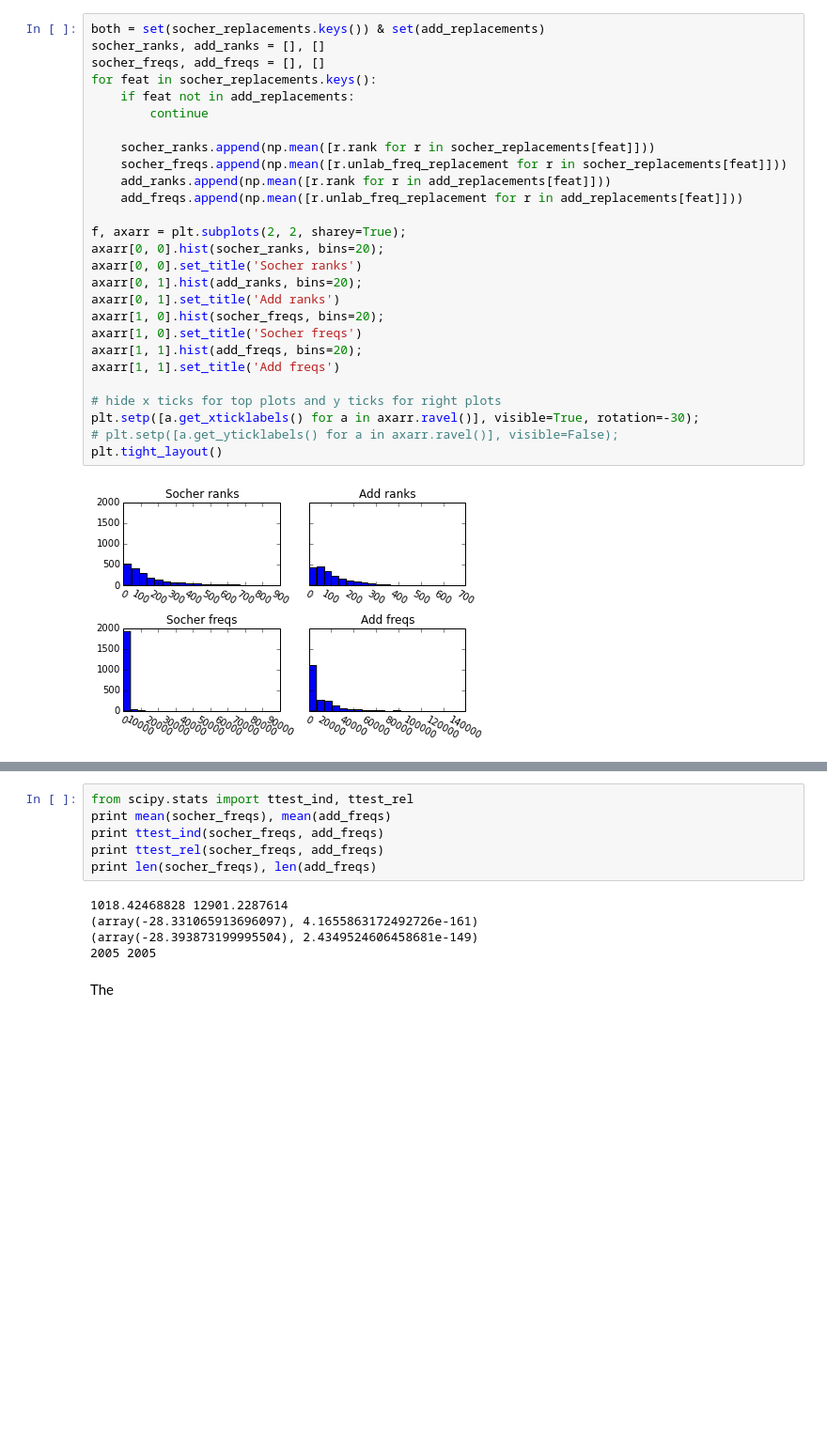
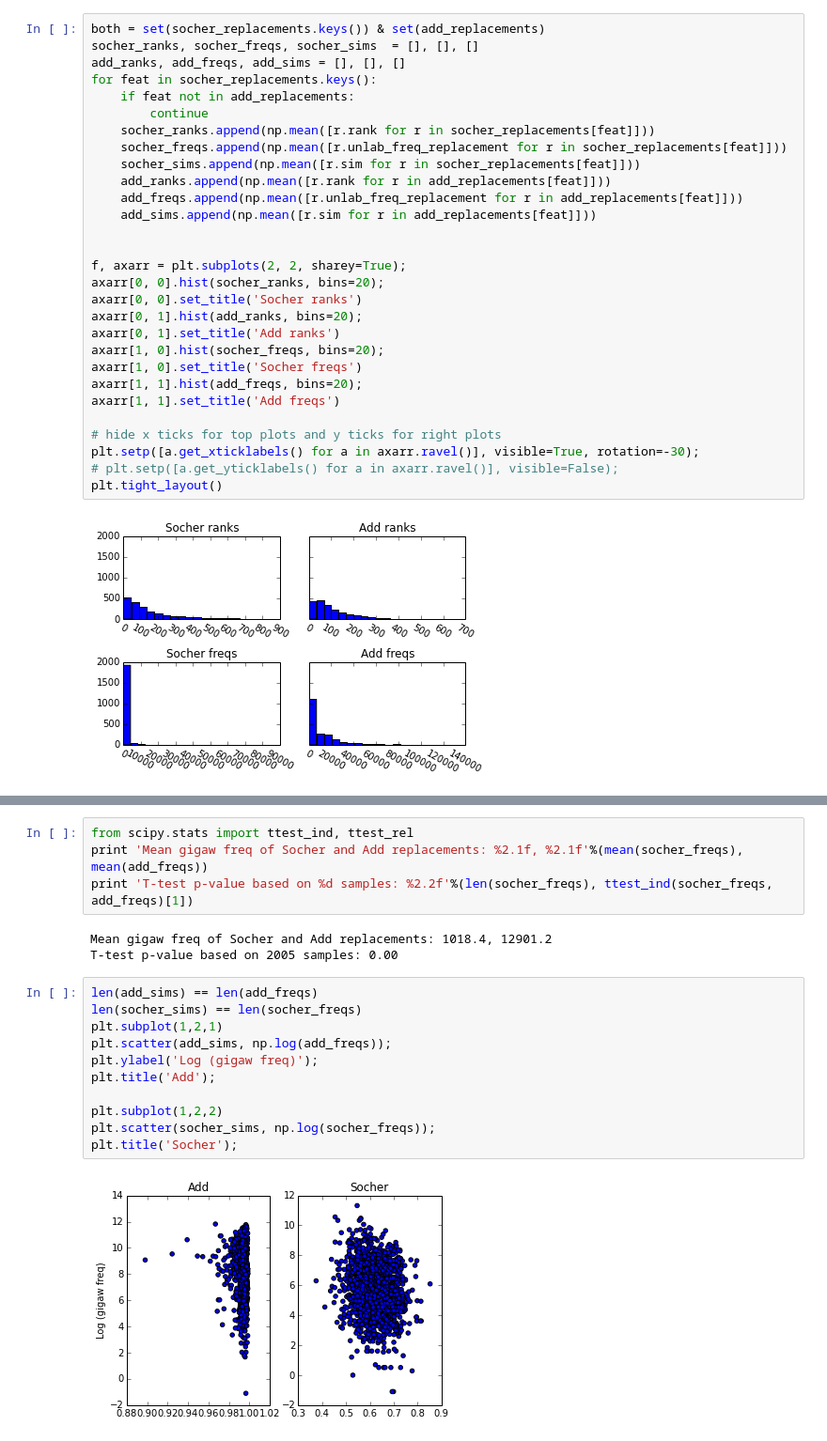
Before and after one commit to mbatchkarov/thesisgenerator, a Jupyter notebook: notebooks/explore_classifier_predictions.ipynb, the cells around one changed output, grey strips where cells are left out. Shown: that part at 94% size. Cells and saved outputs as stored; diff of their text form; blank space fills up the shorter version.

```diff
--- a/notebooks/explore_classifier_predictions.ipynb
+++ b/notebooks/explore_classifier_predictions.ipynb
@@ -299,15 +316,17 @@ HTML(mybuf.getvalue())
 # %%
 both = set(socher_replacements.keys()) & set(add_replacements)
-socher_ranks, add_ranks = [], []
-socher_freqs, add_freqs = [], []
+socher_ranks, socher_freqs, socher_sims  = [], [], []
+add_ranks, add_freqs, add_sims = [], [], []
 for feat in socher_replacements.keys():
     if feat not in add_replacements:
         continue
-
     socher_ranks.append(np.mean([r.rank for r in socher_replacements[feat]]))
     socher_freqs.append(np.mean([r.unlab_freq_replacement for r in socher_replacements[feat]]))
+    socher_sims.append(np.mean([r.sim for r in socher_replacements[feat]]))
     add_ranks.append(np.mean([r.rank for r in add_replacements[feat]]))
     add_freqs.append(np.mean([r.unlab_freq_replacement for r in add_replacements[feat]]))
+    add_sims.append(np.mean([r.sim for r in add_replacements[feat]]))
+
 
 f, axarr = plt.subplots(2, 2, sharey=True);
 axarr[0, 0].hist(socher_ranks, bins=20);
@@ -328,13 +353,20 @@ plt.tight_layout()
 # %%
 from scipy.stats import ttest_ind, ttest_rel
-print mean(socher_freqs), mean(add_freqs)
-print ttest_ind(socher_freqs, add_freqs)
-print ttest_rel(socher_freqs, add_freqs)
-print len(socher_freqs), len(add_freqs)
+print 'Mean gigaw freq of Socher and Add replacements: %2.1f, %2.1f'%(mean(socher_freqs), mean(add_freqs))
+print 'T-test p-value based on %d samples: %2.2f'%(len(socher_freqs), ttest_ind(socher_freqs, add_freqs)[1])
 # %% [output]
-1018.42468828 12901.2287614
-(array(-28.331065913696097), 4.1655863172492726e-161)
-(array(-28.393873199995504), 2.4349524606458681e-149)
-2005 2005
+Mean gigaw freq of Socher and Add replacements: 1018.4, 12901.2
+T-test p-value based on 2005 samples: 0.00
-# %% [markdown]
-The
+# %%
+len(add_sims) == len(add_freqs)
+len(socher_sims) == len(socher_freqs)
+plt.subplot(1,2,1)
+plt.scatter(add_sims, np.log(add_freqs));
+plt.ylabel('Log (gigaw freq)');
+plt.title('Add');
+
+plt.subplot(1,2,2)
+plt.scatter(socher_sims, np.log(socher_freqs));
+plt.title('Socher');
+# %% [output]
+[figure, added]
```
Also changed, not shown: parts of 12 cells of this notebook, 2 other files.
